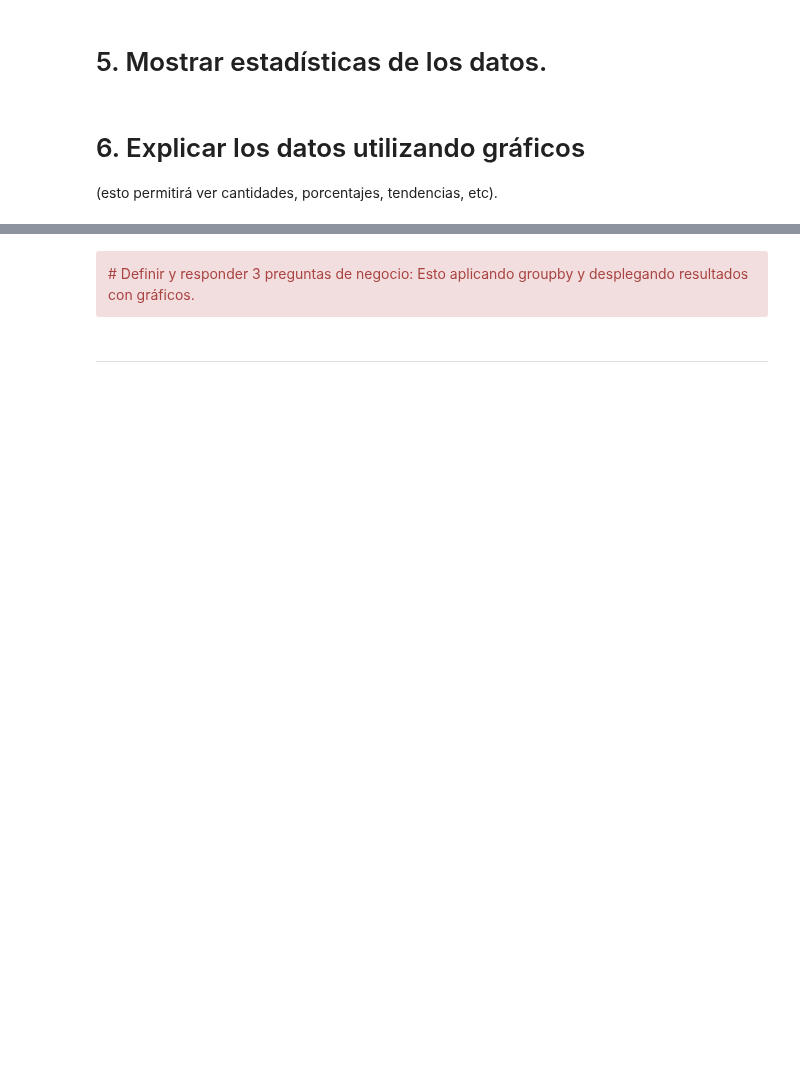
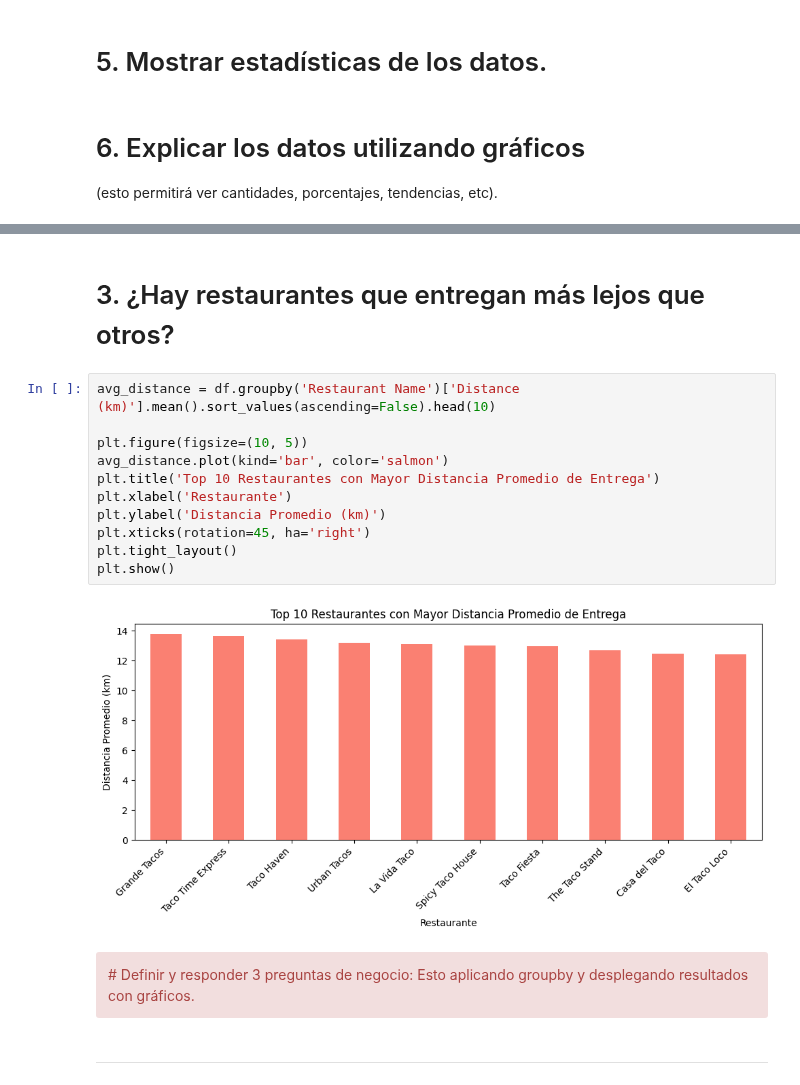
Before and after one commit to buitrekommando/mineriaAIEP_02, a Jupyter notebook: notebooks/0_consolidado.ipynb, the cells around one changed output, grey strips where cells are left out. Saved outputs shown, nothing was run; the diff lists cells and outputs as text; blank space fills up the shorter version.

```diff
--- a/notebooks/0_consolidado.ipynb
+++ b/notebooks/0_consolidado.ipynb
@@ -338,3 +387,18 @@ memory usage: 94.9+ KB
+# %% [markdown]
+# 3. ¿Hay restaurantes que entregan más lejos que otros?
+# %%
+avg_distance = df.groupby('Restaurant Name')['Distance (km)'].mean().sort_values(ascending=False).head(10)
+
+plt.figure(figsize=(10, 5))
+avg_distance.plot(kind='bar', color='salmon')
+plt.title('Top 10 Restaurantes con Mayor Distancia Promedio de Entrega')
+plt.xlabel('Restaurante')
+plt.ylabel('Distancia Promedio (km)')
+plt.xticks(rotation=45, ha='right')
+plt.tight_layout()
+plt.show()
+# %% [output]
+[figure, added]
 # %% [markdown]
 <div class="alert alert-block alert-danger">
 # Definir y responder 3 preguntas de negocio:
```
Also changed, not shown: parts of 40 cells of this notebook.
